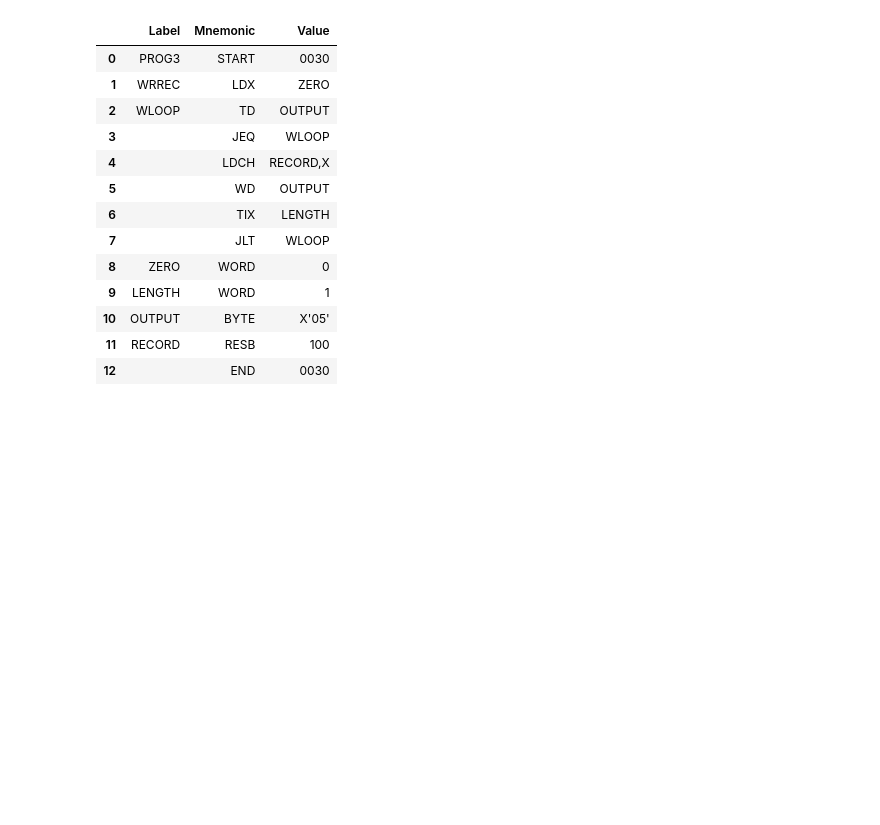
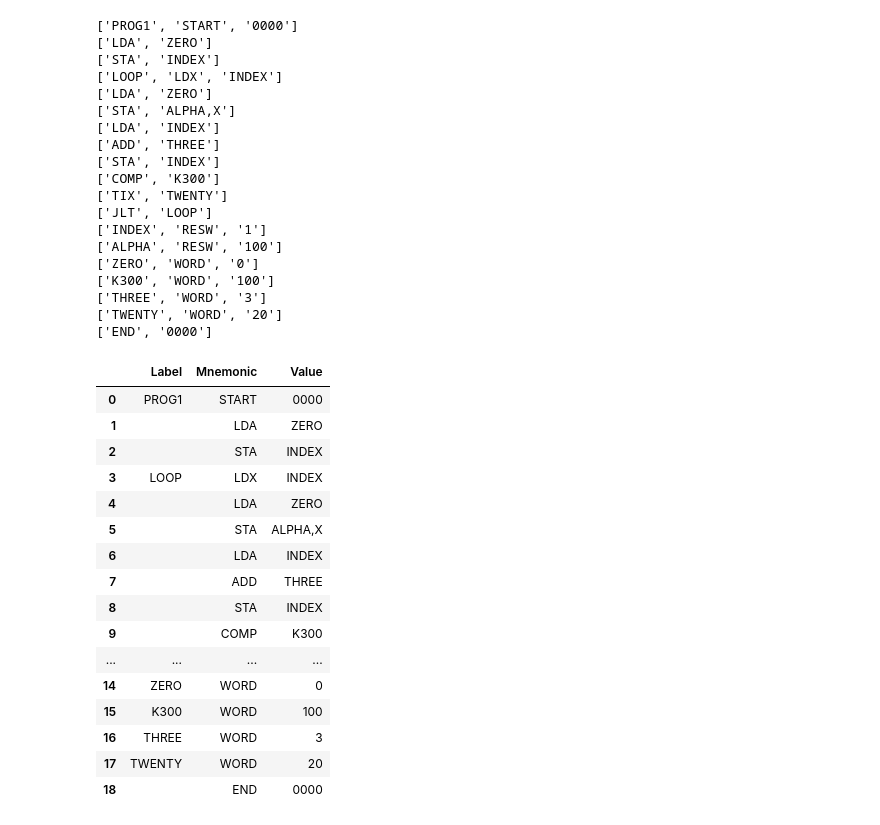
Before and after one commit to MinaMagdy651/MODI-SIC, a Jupyter notebook: testing/SIC.ipynb, the cells around one changed output. Drawn from its saved outputs; the diff is of its cells as text; code cells hidden in the pictures; blank space fills up the shorter version.

```diff
--- a/testing/SIC.ipynb
+++ b/testing/SIC.ipynb
@@ -117,24 +117,46 @@ def return_df(program):
         df = pd.concat([df, df2], ignore_index = True)
     return df
 # %%
-program = open_file('in2.txt')
+program = open_file('in4.txt')
 df = return_df(program)
 df
 # %% [output]
+['PROG1', 'START', '0000']
+['LDA', 'ZERO']
+['STA', 'INDEX']
+['LOOP', 'LDX', 'INDEX']
+['LDA', 'ZERO']
+['STA', 'ALPHA,X']
+['LDA', 'INDEX']
+['ADD', 'THREE']
+['STA', 'INDEX']
+['COMP', 'K300']
+['TIX', 'TWENTY']
+['JLT', 'LOOP']
+['INDEX', 'RESW', '1']
+['ALPHA', 'RESW', '100']
+['ZERO', 'WORD', '0']
+['K300', 'WORD', '100']
+['THREE', 'WORD', '3']
+['TWENTY', 'WORD', '20']
+['END', '0000']
 |  | Label | Mnemonic | Value |
-| 0 | PROG3 | START | 0030 |
-| 1 | WRREC | LDX | ZERO |
-| 2 | WLOOP | TD | OUTPUT |
-| 3 |  | JEQ | WLOOP |
-| 4 |  | LDCH | RECORD,X |
-| 5 |  | WD | OUTPUT |
-| 6 |  | TIX | LENGTH |
-| 7 |  | JLT | WLOOP |
-| 8 | ZERO | WORD | 0 |
-| 9 | LENGTH | WORD | 1 |
-| 10 | OUTPUT | BYTE | X'05' |
-| 11 | RECORD | RESB | 100 |
-| 12 |  | END | 0030 |
+| 0 | PROG1 | START | 0000 |
+| 1 |  | LDA | ZERO |
+| 2 |  | STA | INDEX |
+| 3 | LOOP | LDX | INDEX |
+| 4 |  | LDA | ZERO |
+| 5 |  | STA | ALPHA,X |
+| 6 |  | LDA | INDEX |
+| 7 |  | ADD | THREE |
+| 8 |  | STA | INDEX |
+| 9 |  | COMP | K300 |
+| ... | ... | ... | ... |
+| 14 | ZERO | WORD | 0 |
+| 15 | K300 | WORD | 100 |
+| 16 | THREE | WORD | 3 |
+| 17 | TWENTY | WORD | 20 |
+| 18 |  | END | 0000 |
 # %%
 
 def location_counter(df):
```
Also changed, not shown: parts of 17 cells of this notebook, 19 other files.
